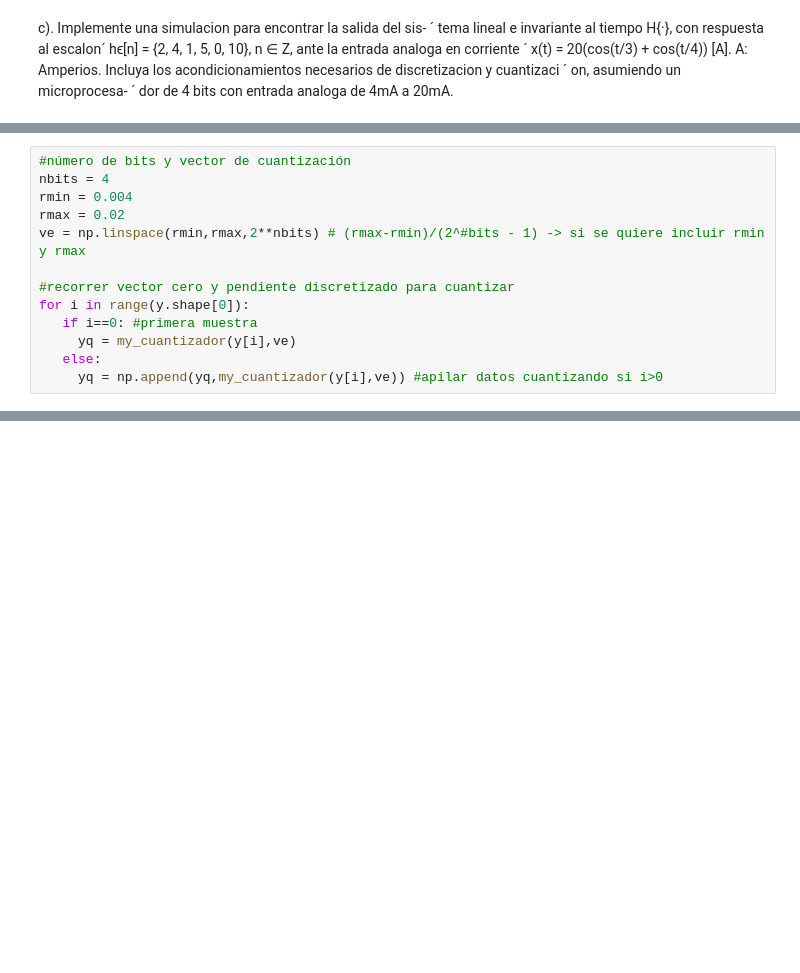
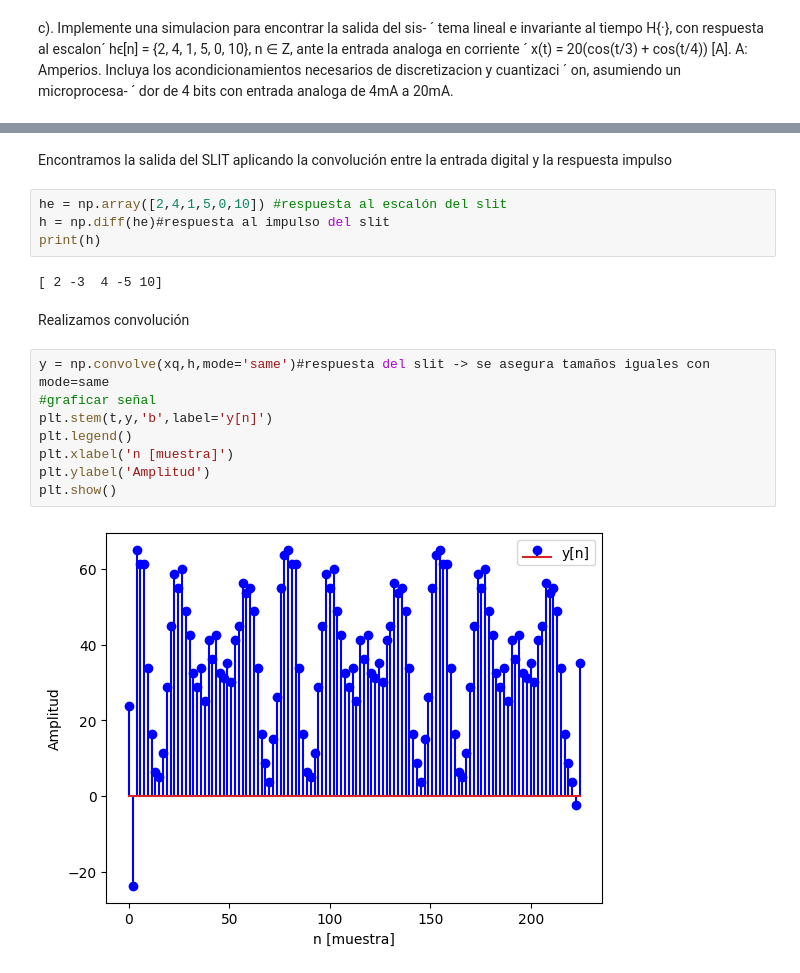
Before and after one commit to PauloGuz/Cuadernos-, a Jupyter notebook: Parcial_1_Señales.ipynb, the cells around one changed output, grey strips where cells are left out. Saved outputs shown, nothing was run; the diff lists cells and outputs as text; blank space fills up the shorter version.

```diff
--- a/Parcial_1_Señales.ipynb
+++ b/Parcial_1_Señales.ipynb
@@ -101,13 +46,0 @@ def my_cuantizador(yn, vq) : #yn punto a #cuantizar, vq vector de estados
-# %%
-#número de bits y vector de cuantización
-nbits = 4
-rmin = 0.004
-rmax = 0.02
-ve = np.linspace(rmin,rmax,2**nbits) # (rmax-rmin)/(2^#bits - 1) -> si se quiere incluir rmin y rmax
-
-#recorrer vector cero y pendiente discretizado para cuantizar
-for i in range(y.shape[0]):
-   if i==0: #primera muestra
-     yq = my_cuantizador(y[i],ve)
-   else:
-     yq = np.append(yq,my_cuantizador(y[i],ve)) #apilar datos cuantizando si i>0
@@ -166,0 +100,20 @@ interactive(children=(IntSlider(value=0, description='k', max=21), Output()), _d
+# %% [markdown]
+ Encontramos la salida del SLIT aplicando la convolución entre la entrada digital y la respuesta impulso
+# %%
+he = np.array([2,4,1,5,0,10]) #respuesta al escalón del slit
+h = np.diff(he)#respuesta al impulso del slit
+print(h)
+# %% [output]
+[ 2 -3  4 -5 10]
+# %% [markdown]
+Realizamos convolución
+# %%
+y = np.convolve(xq,h,mode='same')#respuesta del slit -> se asegura tamaños iguales con mode=same
+#graficar señal
+plt.stem(t,y,'b',label='y[n]')
+plt.legend()
+plt.xlabel('n [muestra]')
+plt.ylabel('Amplitud')
+plt.show()
+# %% [output]
+[figure, added]
```
Also changed, not shown: parts of 10 cells of this notebook.
